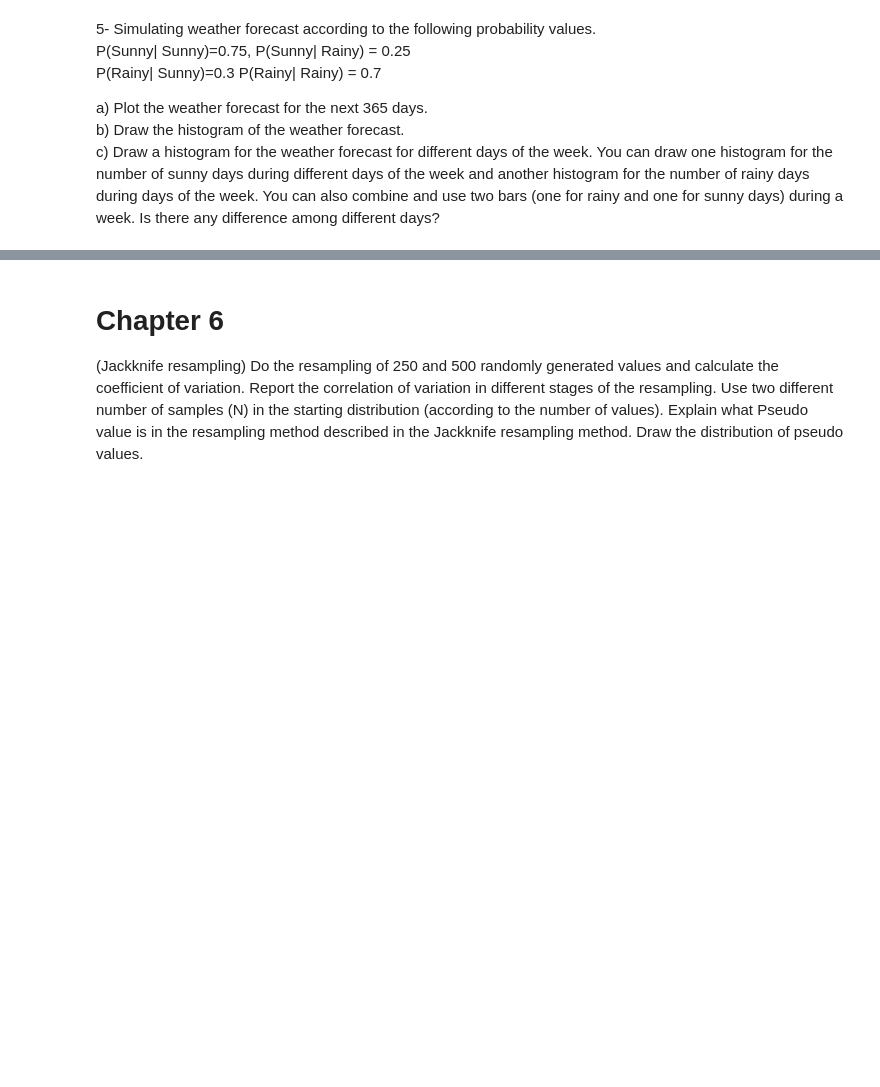
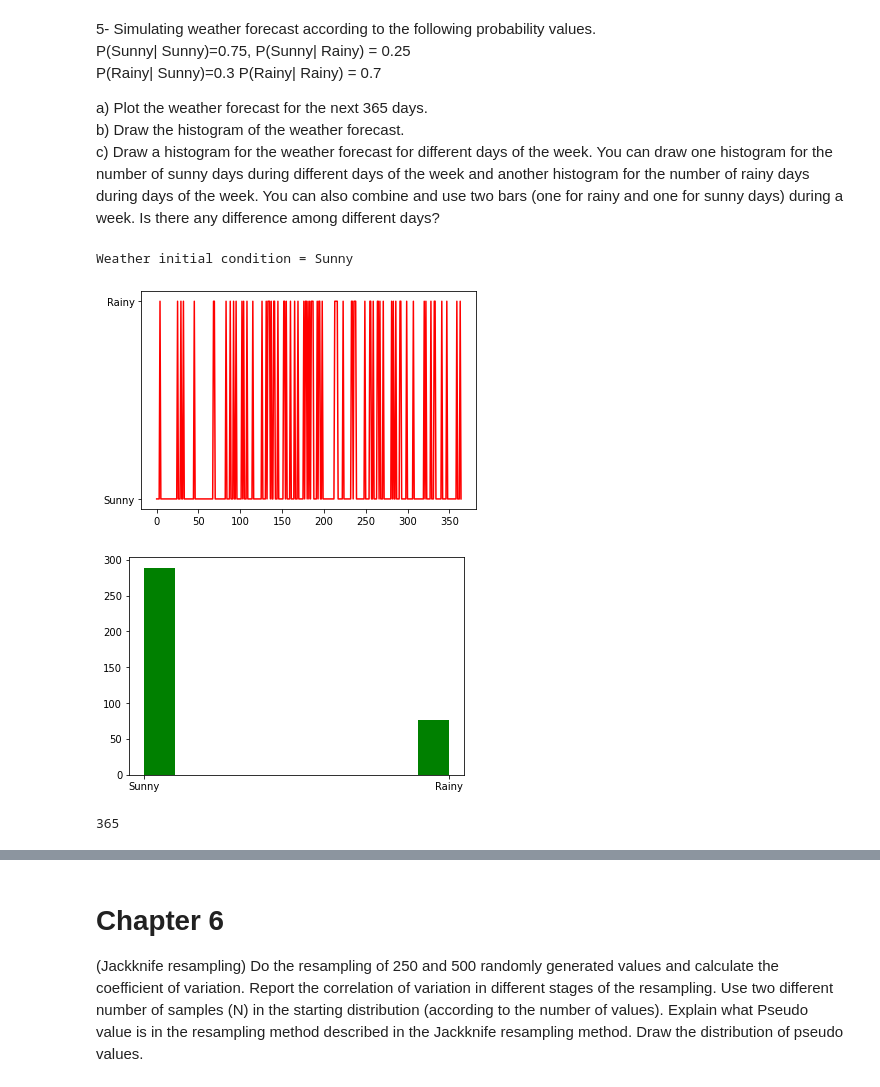
Before and after one commit to twyunting/CSC-632_Intro-to-Simulation-and-Modeling, a Jupyter notebook: homeworks/hw2/CSC-632 HW2_Coding_Yunting Chiu.ipynb, the cells around one changed output, grey strips where cells are left out. Cells and saved outputs as stored; diff of their text form; code cells hidden in the pictures; blank space fills up the shorter version.

```diff
--- a/homeworks/hw2/CSC-632 HW2_Coding_Yunting Chiu.ipynb
+++ b/homeworks/hw2/CSC-632 HW2_Coding_Yunting Chiu.ipynb
@@ -430,35 +313,40 @@ TodayPrediction = StatesData[0] # default is a sunny day
 print("Weather initial condition =", TodayPrediction)
 
 
-for i in range(1, NumDays):
+for i in range(NumDays): # predict " next 365 days", the textbook only have predict 364 days
 
     if TodayPrediction == "Sunny":
         TransCondition = np.random.choice(TransitionStates[0], replace=True, p = TransitionMatrix[0]) # random.choice = "SuSu" or "SuRa"
         # p = The probabilities associated with each entry in ["SuSu","SuRa"]. If not given the sample assumes a uniform distribution over all entries in TransitionMatrix[0].
         if TransCondition == "SuSu":
             pass
         else:
             TodayPrediction = "Rainy"
     elif TodayPrediction == "Rainy":
         TransCondition = np.random.choice(TransitionStates[1], replace=True, p = TransitionMatrix[1])
         if TransCondition == "RaRa":
             pass
         else:
             TodayPrediction = "Sunny"
 
     WeatherForecasting.append(TodayPrediction) # save the final result
     # print(TodayPrediction)
 
 # predict the weather forecast for the next 365 days in plot
 plt.plot(WeatherForecasting, color = "red")
 plt.show()
 
 # Draw the histogram of the weather forecast
 plt.figure()
 plt.hist(WeatherForecasting, color = "green")
 plt.show()
 # print(len(WeatherForecasting))
 # Draw a histogram for the weather forecast for different days of the week
+# %% [output]
+Weather initial condition = Sunny
+[figure, added]
+[figure, added]
+365
 # %%
 # Draw a histogram for the weather forecast for different days of the week
 
```
Also changed, not shown: parts of 18 cells of this notebook.
